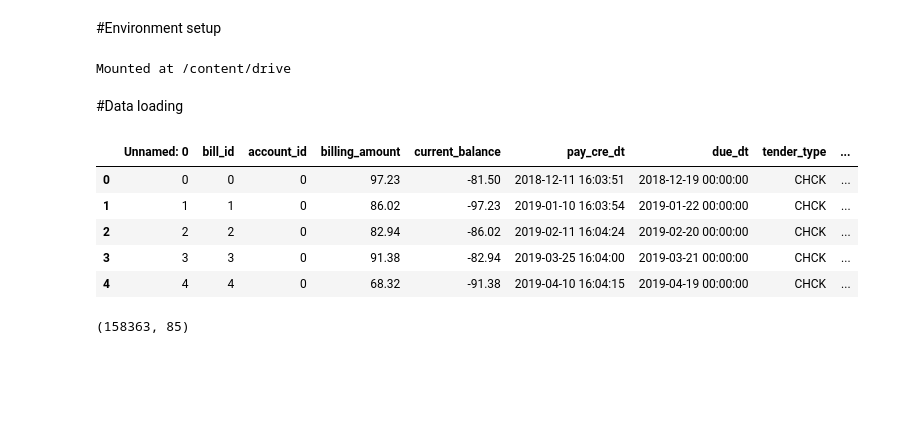
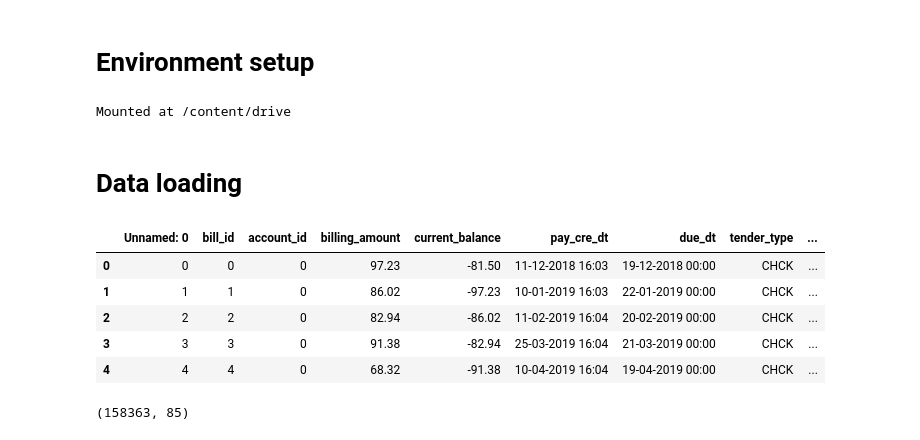
Before and after one commit to Suchithrareddyn/Electricity-Bills, a Jupyter notebook: project1.ipynb, the cells around one changed output. Saved outputs shown, nothing was run; the diff lists cells and outputs as text; code cells hidden in the pictures; blank space fills up the shorter version.

```diff
--- a/project1.ipynb
+++ b/project1.ipynb
@@ -1,7 +1,7 @@
 # %% [markdown]
 <a href="https://colab.research.google.com/github/Suchithrareddyn/Electricity-Bills/blob/main/project1.ipynb" target="_parent"><img src="https://colab.research.google.com/assets/colab-badge.svg" alt="Open In Colab"/></a>
 # %% [markdown]
-#Environment setup
+# **Environment setup**
 # %%
 from google.colab import drive
 drive.mount('/content/drive')
@@ -15,16 +17,16 @@ import seaborn as sns
 pd.set_option('display.max_columns', None)
 # %% [markdown]
-#Data loading
+# **Data loading**
 # %%
-df=pd.read_csv("/content/drive/MyDrive/EDA PROJECT/file.csv")
+df=pd.read_csv("/content/drive/MyDrive/Electricity bills 1.csv")
 df.head()
 # %% [output]
 |  | Unnamed: 0 | bill_id | account_id | billing_amount | current_balance | pay_cre_dt | due_dt | tender_type | ... |
-| 0 | 0 | 0 | 0 | 97.23 | -81.50 | 2018-12-11 16:03:51 | 2018-12-19 00:00:00 | CHCK | ... |
-| 1 | 1 | 1 | 0 | 86.02 | -97.23 | 2019-01-10 16:03:54 | 2019-01-22 00:00:00 | CHCK | ... |
-| 2 | 2 | 2 | 0 | 82.94 | -86.02 | 2019-02-11 16:04:24 | 2019-02-20 00:00:00 | CHCK | ... |
-| 3 | 3 | 3 | 0 | 91.38 | -82.94 | 2019-03-25 16:04:00 | 2019-03-21 00:00:00 | CHCK | ... |
-| 4 | 4 | 4 | 0 | 68.32 | -91.38 | 2019-04-10 16:04:15 | 2019-04-19 00:00:00 | CHCK | ... |
+| 0 | 0 | 0 | 0 | 97.23 | -81.50 | 11-12-2018 16:03 | 19-12-2018 00:00 | CHCK | ... |
+| 1 | 1 | 1 | 0 | 86.02 | -97.23 | 10-01-2019 16:03 | 22-01-2019 00:00 | CHCK | ... |
+| 2 | 2 | 2 | 0 | 82.94 | -86.02 | 11-02-2019 16:04 | 20-02-2019 00:00 | CHCK | ... |
+| 3 | 3 | 3 | 0 | 91.38 | -82.94 | 25-03-2019 16:04 | 21-03-2019 00:00 | CHCK | ... |
+| 4 | 4 | 4 | 0 | 68.32 | -91.38 | 10-04-2019 16:04 | 19-04-2019 00:00 | CHCK | ... |
 # %%
 df.shape
 # %% [output]
```
Also changed, not shown: parts of 36 cells of this notebook.
